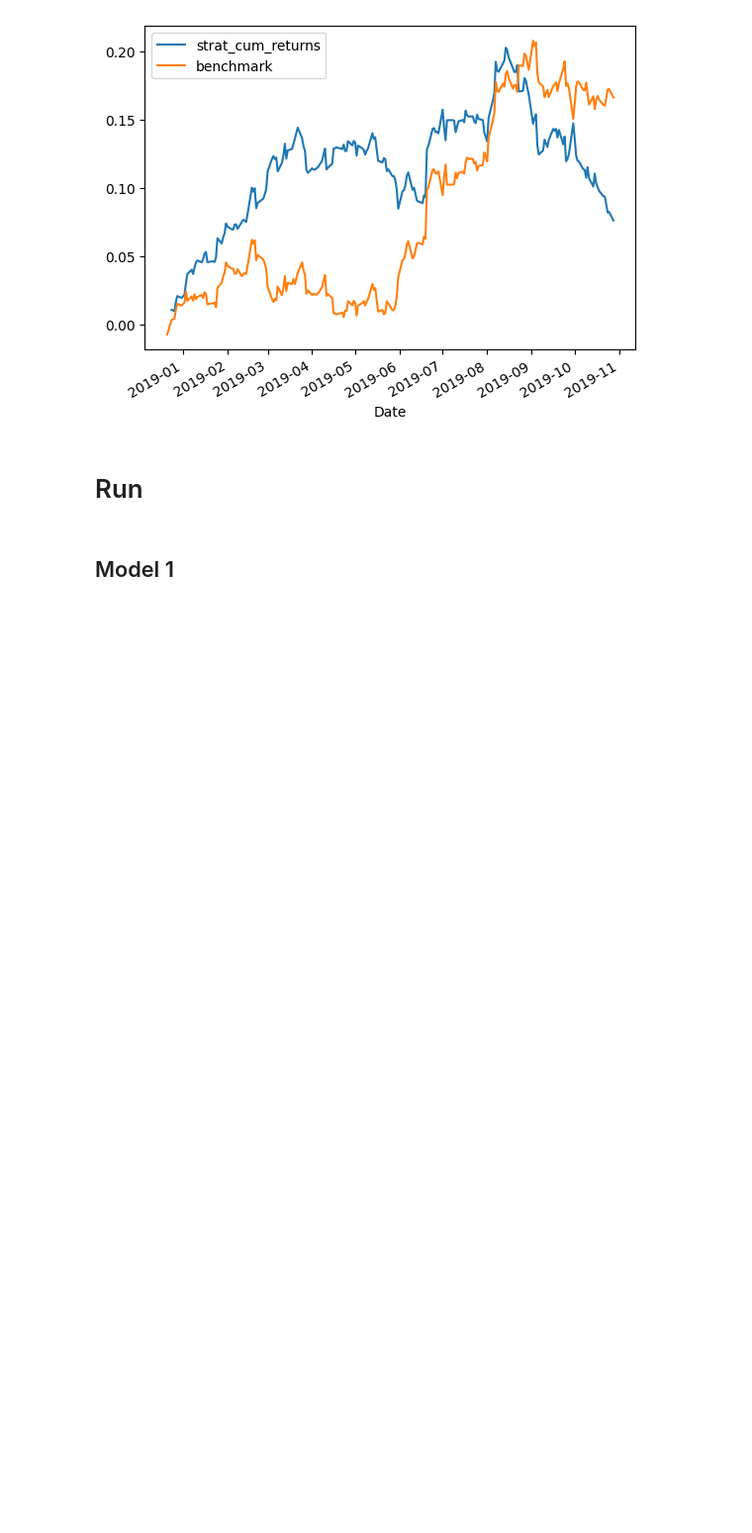
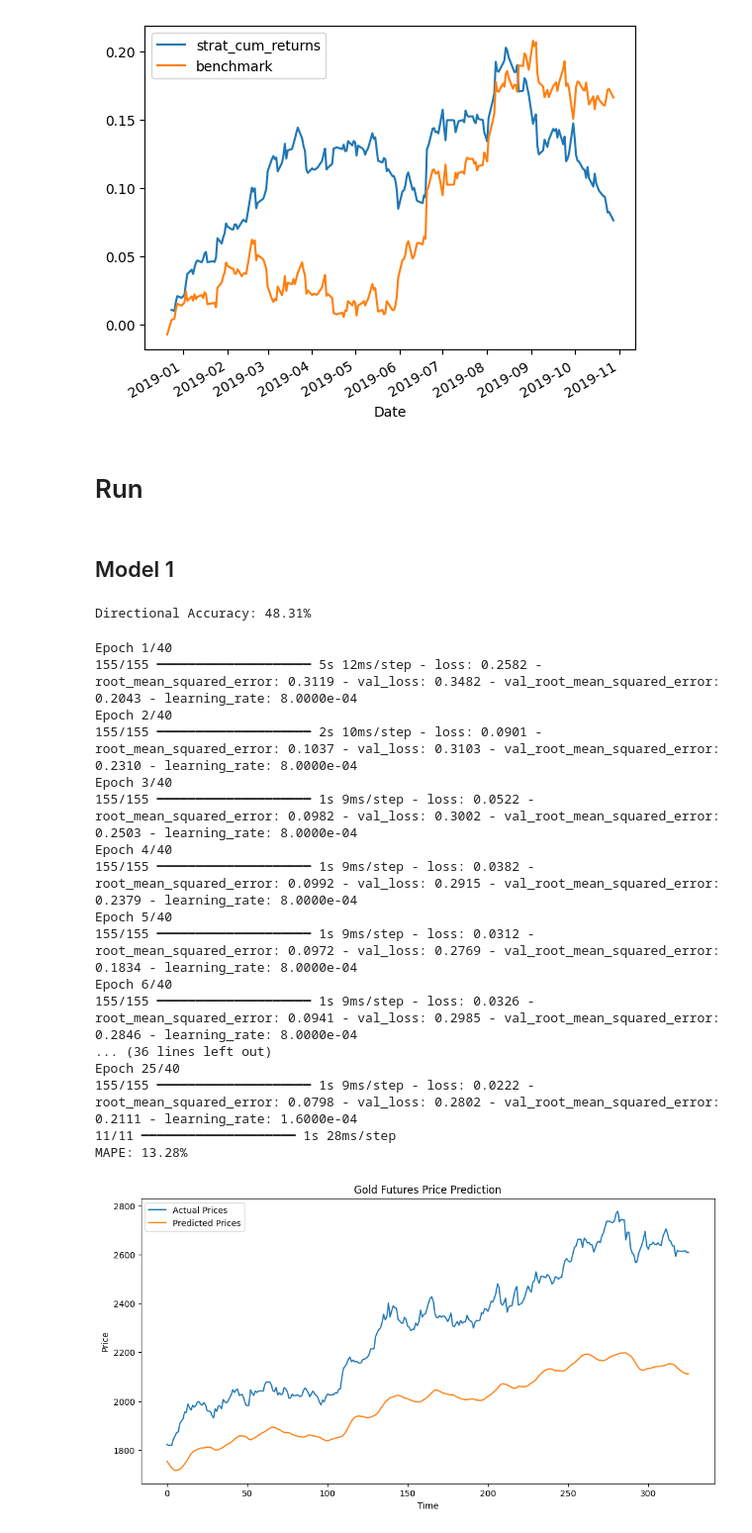
Before and after one commit to whyyouj/market-sentiment-analysis, a Jupyter notebook: gold_historical/lstm.ipynb, the cells around one changed output. Shown at 99% size. Drawn from its saved outputs; the diff is of its cells as text; code cells hidden in the pictures; blank space fills up the shorter version.

```diff
--- a/gold_historical/lstm.ipynb
+++ b/gold_historical/lstm.ipynb
@@ -208,7 +262,9 @@ def build_model(input_shape):
     learning_rate = 0.0008
     optimizer = Adam(learning_rate=learning_rate)
 
-    model.compile(optimizer=optimizer, loss='mean_squared_error', metrics=[RootMeanSquaredError()])
+    model.compile(optimizer=optimizer,
+                  loss='mean_squared_error',
+                  metrics=[RootMeanSquaredError()])
 
     return model
 # %%
@@ -685,31 +741,61 @@ df[["strat_cum_returns", "benchmark"]].plot()
 # Run
 # %% [markdown]
 ## Model 1
+# %%
+def directional_accuracy(y_true, y_pred):
+        y_true_changes = np.diff(y_true)
+        y_pred_changes = np.diff(y_pred)
+        correct_direction = (y_true_changes * y_pred_changes) > 0
+        return np.mean(correct_direction) * 100
+
+da = directional_accuracy(test_results["actual"], test_results["pred"])
+print(f"Directional Accuracy: {da:.2f}%")
+# %% [output]
+Directional Accuracy: 48.31%
 # %%
-# # Load and prepare data
-# data = load_data()
+# Load and prepare data
+data = load_data()
 
-# # Specify which features to use
-# features = ["Price", "DXY", "VIX"]  # Update with your actual column names
+# Specify which features to use
+features = ["Price", "DXY", "VIX"]
 
-# # Prepare training data
-# seq_length = 14  # Example sequence length
-# train_data, test_data, scaler = prepare_training_data(data, seq_length, train_ratio=0.95, features=features)
+# Prepare training data
+seq_length = 14  # Example sequence length
+train_data, test_data, scaler = prepare_training_data(data, seq_length, train_ratio=0.95, features=features)
 
-# # Create sequences
-# target_col = 0  # Index of the target column (Price is the first column)
-# X_train, y_train = create_sequences(train_data, seq_length, target_col)
-# X_test, y_test = create_sequences(test_data, seq_length, target_col)
+# Create sequences
+target_col = 0  # Index of the target column (Price is the first column)
+X_train, y_train = create_sequences(train_data, seq_length, target_col)
+X_test, y_test = create_sequences(test_data, seq_length, target_col)
 
-# # Build and train model
-# model = build_model(input_shape=(X_train.shape[1], X_train.shape[2]))
-# history = train_model(model, X_train, y_train)
+# Build and train model
+model = build_model(input_shape=(X_train.shape[1], X_train.shape[2]))
+history = train_model(model, X_train, y_train)
 
-# # Evaluate model
-# test_results, mape = evaluate_model(model, X_test, y_test, scaler, target_col)
+# Evaluate model
+test_results, mape = evaluate_model(model, X_test, y_test, scaler, target_col)
 
-# # Print results
-# print(f"MAPE: {mape:.2f}%")
+# Print results
+print(f"MAPE: {mape:.2f}%")
 
-# # Plot results
-# plot_results(test_results['actual'], test_results['pred'], title="Gold Futures Price Prediction")
+# Plot results
+plot_results(test_results['actual'], test_results['pred'], title="Gold Futures Price Prediction")
+# %% [output]
+Epoch 1/40
+155/155 ━━━━━━━━━━━━━━━━━━━━ 5s 12ms/step - loss: 0.2582 - root_mean_squared_error: 0.3119 - val_loss: 0.3482 - val_root_mean_squared_error: 0.2043 - learning_rate: 8.0000e-04
+Epoch 2/40
+155/155 ━━━━━━━━━━━━━━━━━━━━ 2s 10ms/step - loss: 0.0901 - root_mean_squared_error: 0.1037 - val_loss: 0.3103 - val_root_mean_squared_error: 0.2310 - learning_rate: 8.0000e-04
+Epoch 3/40
+155/155 ━━━━━━━━━━━━━━━━━━━━ 1s 9ms/step - loss: 0.0522 - root_mean_squared_error: 0.0982 - val_loss: 0.3002 - val_root_mean_squared_error: 0.2503 - learning_rate: 8.0000e-04
+Epoch 4/40
+155/155 ━━━━━━━━━━━━━━━━━━━━ 1s 9ms/step - loss: 0.0382 - root_mean_squared_error: 0.0992 - val_loss: 0.2915 - val_root_mean_squared_error: 0.2379 - learning_rate: 8.0000e-04
+Epoch 5/40
+155/155 ━━━━━━━━━━━━━━━━━━━━ 1s 9ms/step - loss: 0.0312 - root_mean_squared_error: 0.0972 - val_loss: 0.2769 - val_root_mean_squared_error: 0.1834 - learning_rate: 8.0000e-04
+Epoch 6/40
+155/155 ━━━━━━━━━━━━━━━━━━━━ 1s 9ms/step - loss: 0.0326 - root_mean_squared_error: 0.0941 - val_loss: 0.2985 - val_root_mean_squared_error: 0.2846 - learning_rate: 8.0000e-04
+... (36 lines left out)
+Epoch 25/40
+155/155 ━━━━━━━━━━━━━━━━━━━━ 1s 9ms/step - loss: 0.0222 - root_mean_squared_error: 0.0798 - val_loss: 0.2802 - val_root_mean_squared_error: 0.2111 - learning_rate: 1.6000e-04
+11/11 ━━━━━━━━━━━━━━━━━━━━ 1s 28ms/step
+MAPE: 13.28%
+[figure, added]
```
Also changed, not shown: parts of 5 cells of this notebook, 4 other files.
